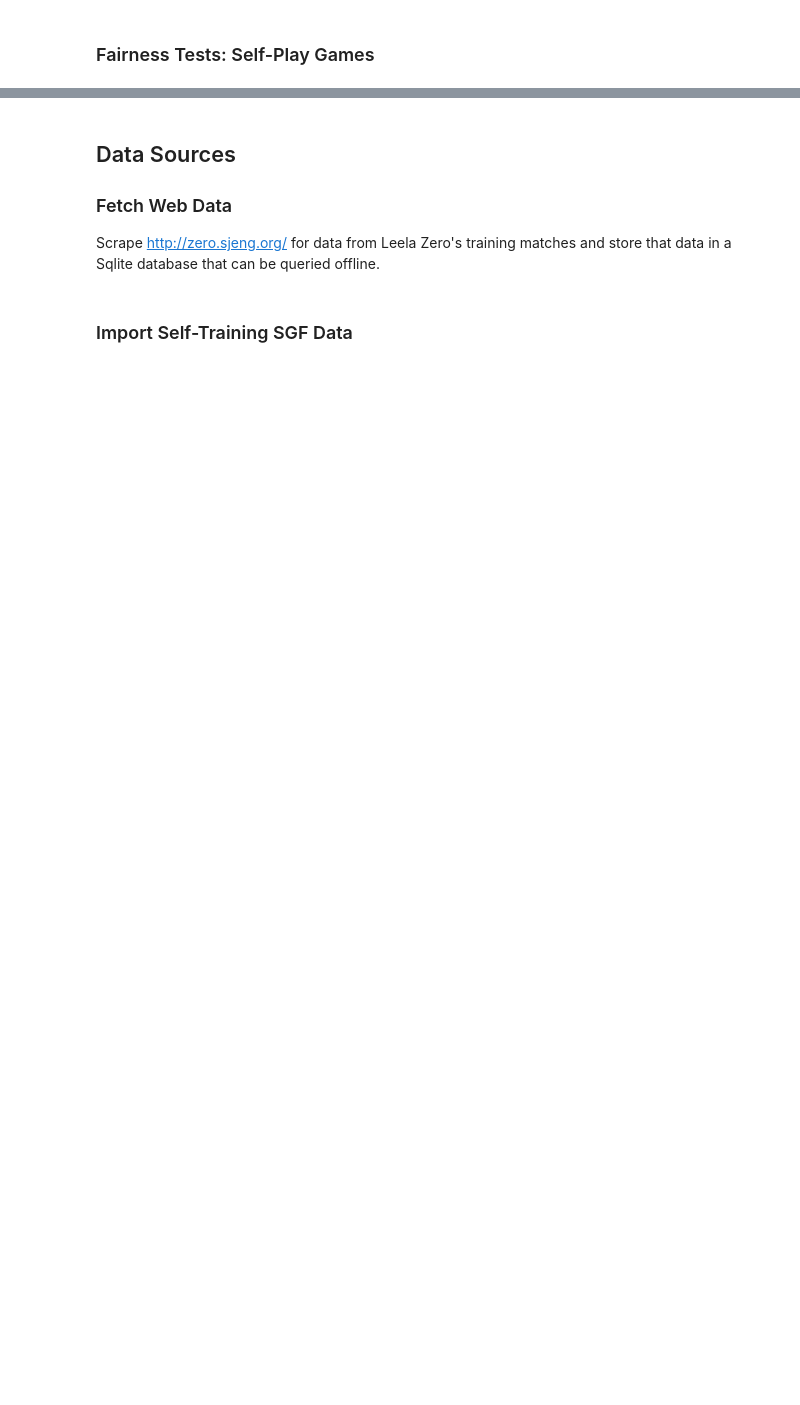
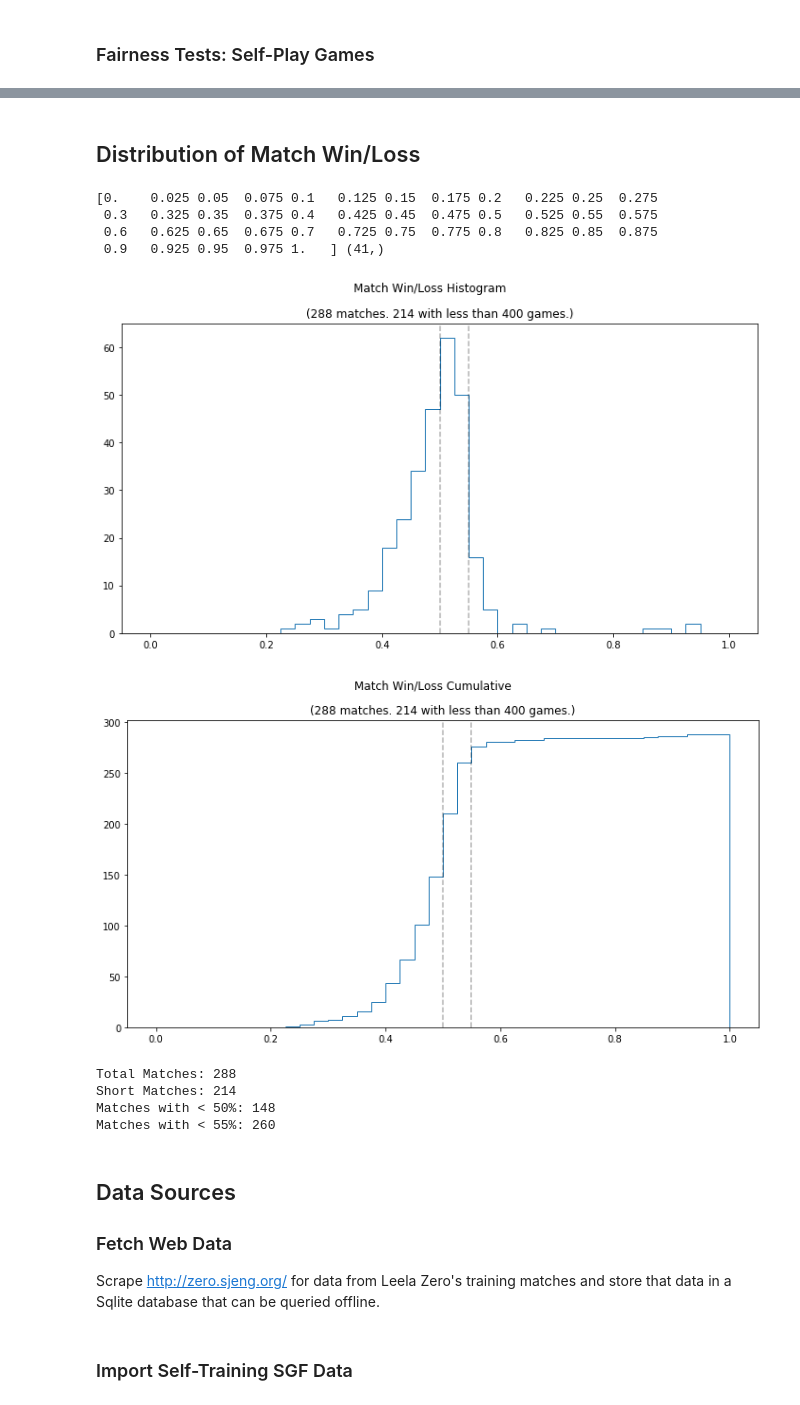
Before and after one commit to stephenmartindale/zerozeug, a Jupyter notebook: Match-Statistics.ipynb, the cells around one changed output, grey strips where cells are left out. Saved outputs shown, nothing was run; the diff lists cells and outputs as text; code cells hidden in the pictures; blank space fills up the shorter version.

Commit message:
Plotted histograms of match win/loss outcomes.

```diff
--- a/Match-Statistics.ipynb
+++ b/Match-Statistics.ipynb
@@ -380,0 +392,2 @@ present_self_play_black_white_win_rate(query.format(1), '(self-play games)', his
+# %% [markdown]
+## Distribution of Match Win/Loss
@@ -381,3 +443,25 @@ present_self_play_black_white_win_rate(query.format(1), '(self-play games)', his
+# %%
+query = """
+SELECT
+ mv.match_id, mv.start_date,
+ challenger_victories, defender_victories
+ FROM MatchVictor mv
+ JOIN Match m ON m.id=mv.match_id
+ WHERE m.result is not null
+ ORDER BY mv.start_date DESC
+"""
+present_match_win_loss_distribution(query, bin_width=0.025)
+# %% [output]
+[0.    0.025 0.05  0.075 0.1   0.125 0.15  0.175 0.2   0.225 0.25  0.275
+ 0.3   0.325 0.35  0.375 0.4   0.425 0.45  0.475 0.5   0.525 0.55  0.575
+ 0.6   0.625 0.65  0.675 0.7   0.725 0.75  0.775 0.8   0.825 0.85  0.875
+ 0.9   0.925 0.95  0.975 1.   ] (41,)
+[figure, added]
+[figure, added]
+Total Matches: 288
+Short Matches: 214
+Matches with < 50%: 148
+Matches with < 55%: 260
 # %% [markdown]
 ## Data Sources
 
```
Also changed, not shown: parts of 8 cells of this notebook.
